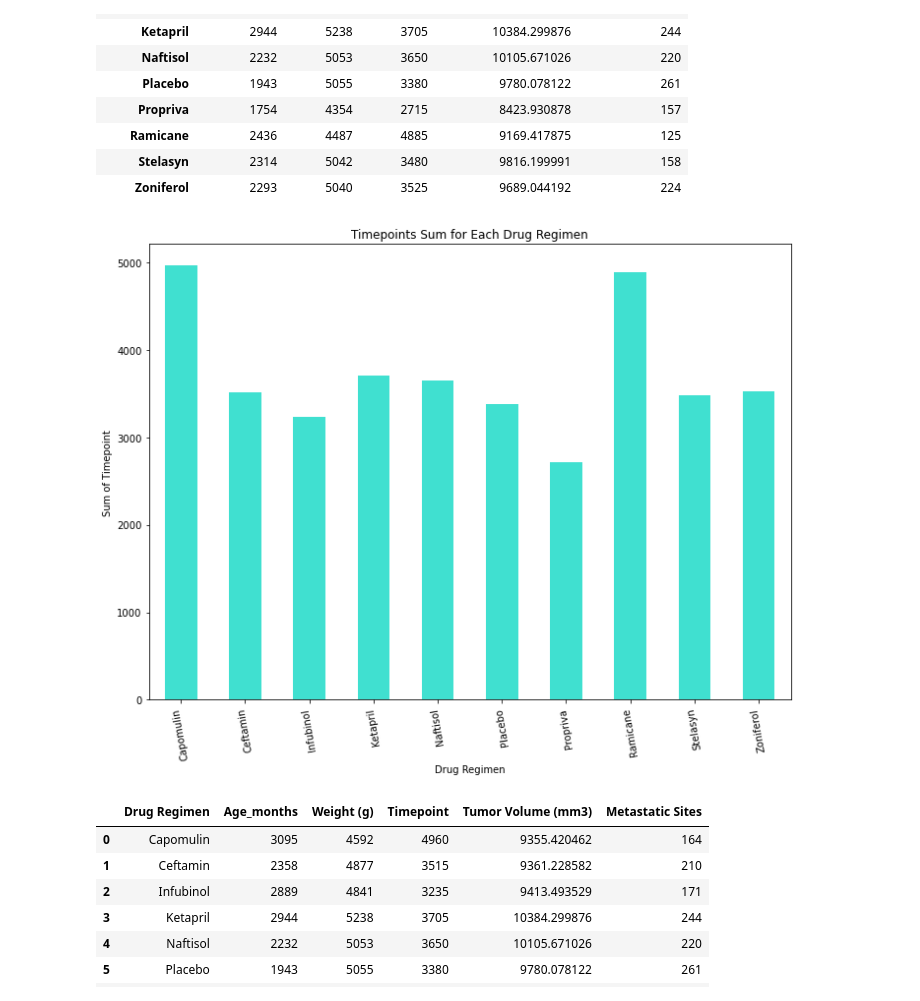
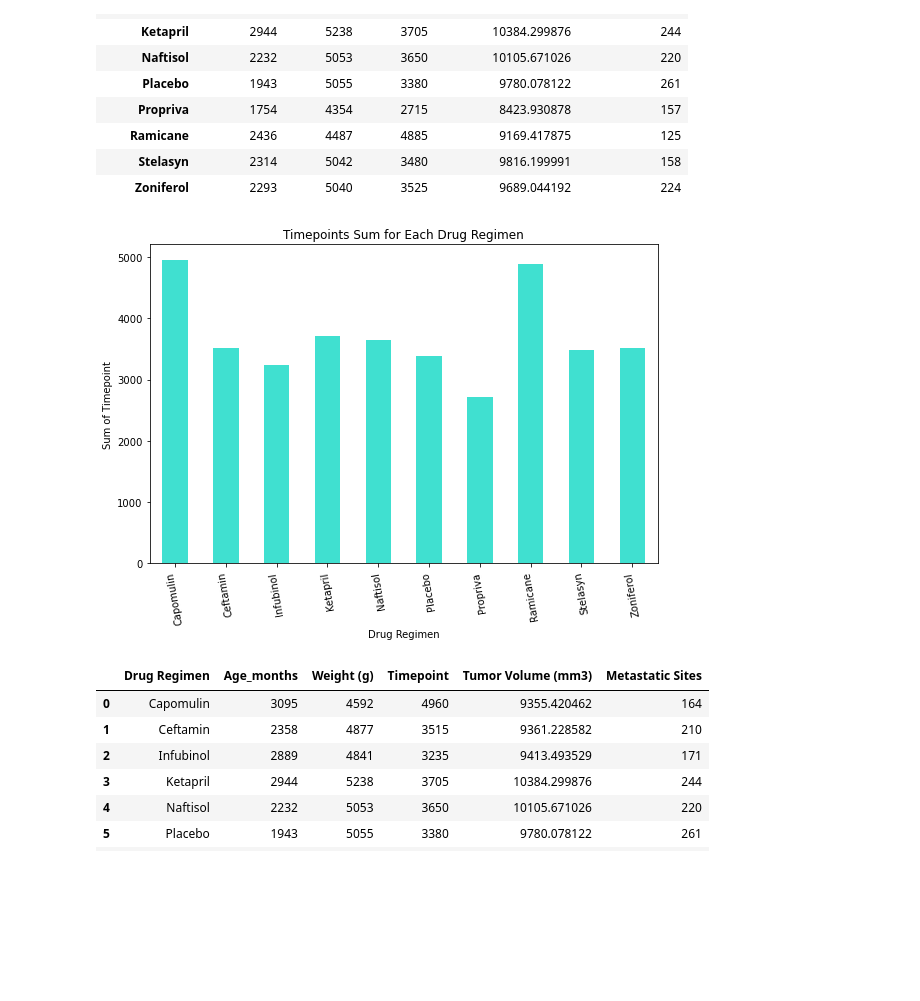
Before and after one commit to kaylajgranados/Pharmaceutical-Treatment-Testing, a Jupyter notebook: pymaceuticals.ipynb, the cells around one changed output. Drawn from its saved outputs; the diff is of its cells as text; code cells hidden in the pictures; blank space fills up the shorter version.

```diff
--- a/pymaceuticals.ipynb
+++ b/pymaceuticals.ipynb
@@ -118,24 +116,22 @@ drug_regimen
 | Stelasyn | 2314 | 5042 | 3480 | 9816.199991 | 158 |
 | Zoniferol | 2293 | 5040 | 3525 | 9689.044192 | 224 |
 # %%
-# Resize
-
 # Generate a bar plot showing the sum of timepoints for all mice tested for each drug regimen using Pandas built-in plotting functions
-count_chart = drug_regimen["Timepoint"].plot(kind='bar', figsize=(10,8), color="turquoise")
+count_chart = drug_regimen["Timepoint"].plot(kind='bar', figsize=(8,6), color="turquoise")
 
 # Set the xlabel and ylabel
 count_chart.set_xlabel("Drug Regimen")
 count_chart.set_ylabel("Sum of Timepoint")
 count_chart.set_title("Timepoints Sum for Each Drug Regimen")
 
 # Rotate X axis
 plt.xticks(rotation=100)
 
 # Show chart
 plt.tight_layout()
 plt.show()
 # %% [output]
-[figure, old version]
+[figure, new version]
 # %%
 # Reset drug_regemin index - needed for using matplotlib functions below
 drug_regimen.reset_index(inplace=True)
```
Also changed, not shown: parts of 11 cells of this notebook, 1 other file.
